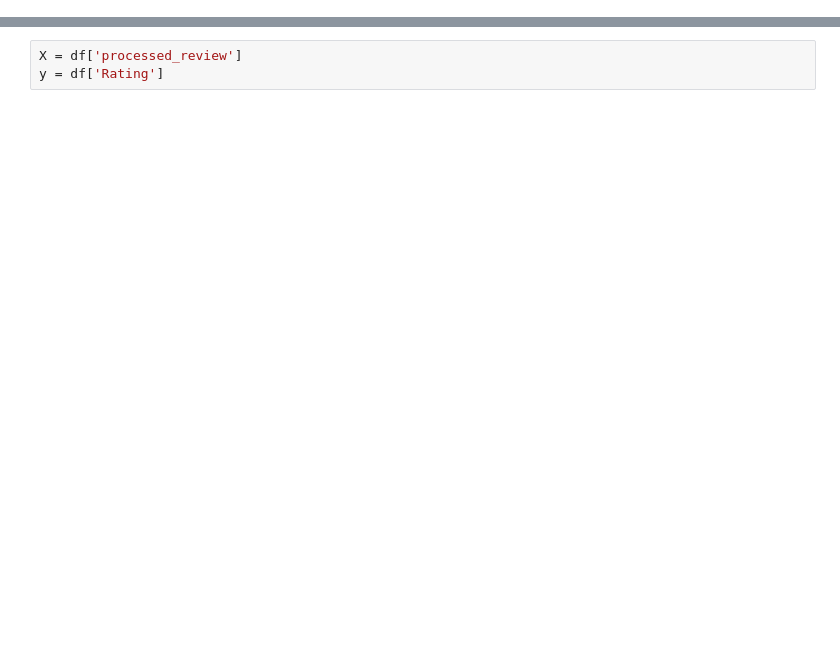
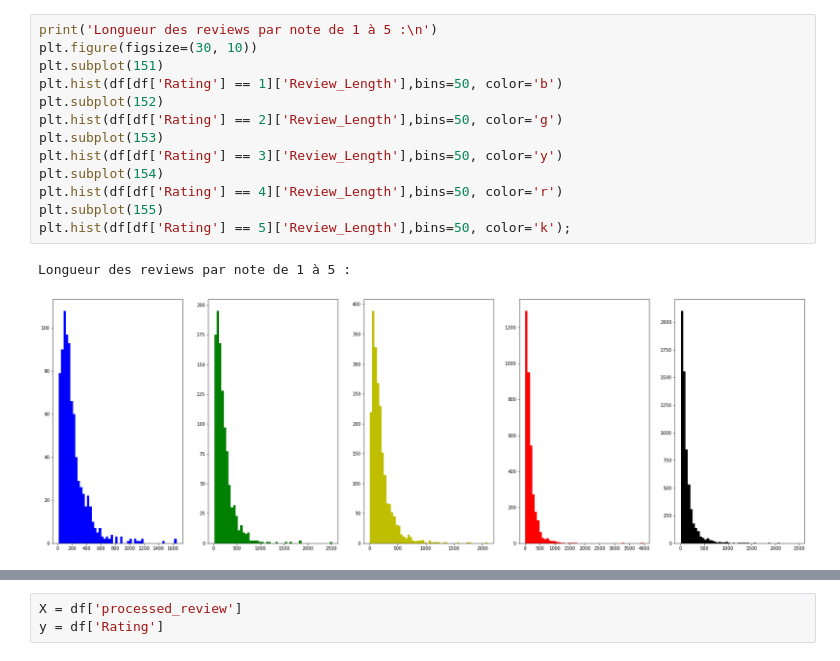
Before and after one commit to FelitaD/Reviews, a Jupyter notebook: reviews_naive.ipynb, the cells around one changed output, grey strips where cells are left out. Cells and saved outputs as stored; diff of their text form; blank space fills up the shorter version.

```diff
--- a/reviews_naive.ipynb
+++ b/reviews_naive.ipynb
@@ -30,0 +102,16 @@ def preprocess_reviews(review, custom_stopwords):
+# %%
+print('Longueur des reviews par note de 1 à 5 :\n')
+plt.figure(figsize=(30, 10))
+plt.subplot(151)
+plt.hist(df[df['Rating'] == 1]['Review_Length'],bins=50, color='b')
+plt.subplot(152)
+plt.hist(df[df['Rating'] == 2]['Review_Length'],bins=50, color='g')
+plt.subplot(153)
+plt.hist(df[df['Rating'] == 3]['Review_Length'],bins=50, color='y')
+plt.subplot(154)
+plt.hist(df[df['Rating'] == 4]['Review_Length'],bins=50, color='r')
+plt.subplot(155)
+plt.hist(df[df['Rating'] == 5]['Review_Length'],bins=50, color='k');
+# %% [output]
+Longueur des reviews par note de 1 à 5 :
+[figure, added]
```
Also changed, not shown: parts of 72 cells of this notebook, 16 other files.
